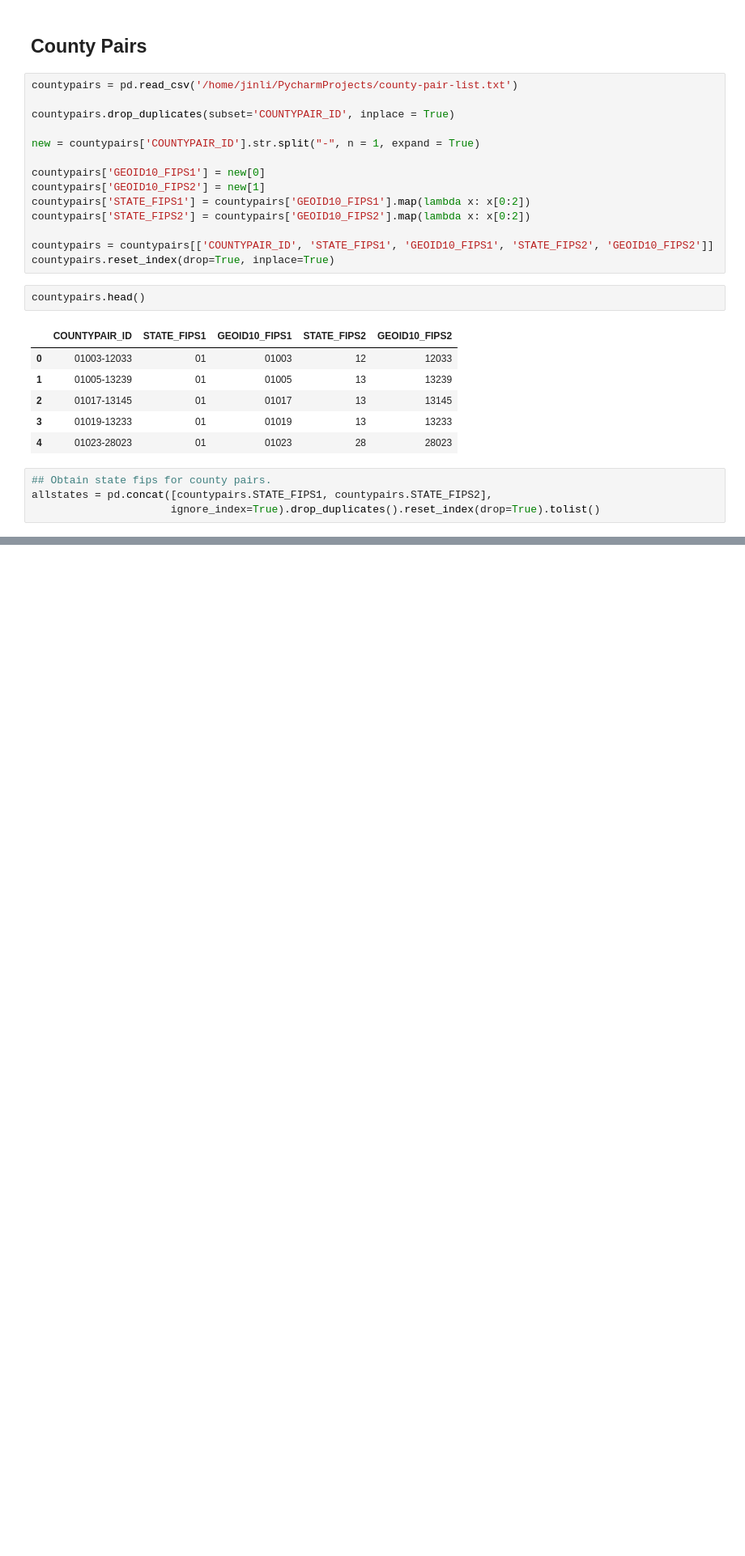
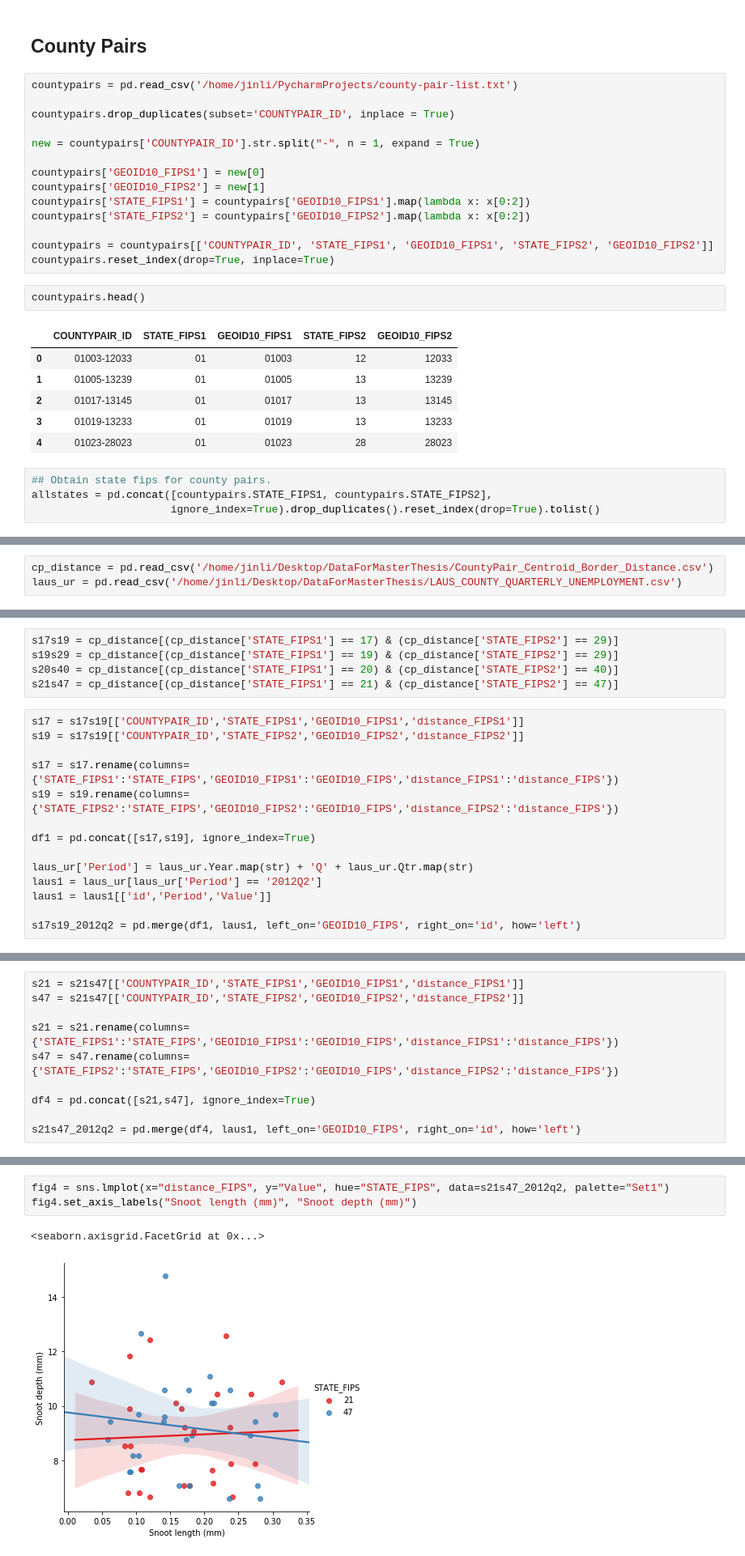
Before and after one commit to HappyAiwei/master-thesis, a Jupyter notebook: FiguresPlots.ipynb, the cells around one changed output, grey strips where cells are left out. Shown at 81% size. Drawn from its saved outputs; the diff is of its cells as text; blank space fills up the shorter version.

```diff
--- a/FiguresPlots.ipynb
+++ b/FiguresPlots.ipynb
@@ -381,0 +351,3 @@ df1
+# %%
+cp_distance = pd.read_csv('/home/jinli/Desktop/DataForMasterThesis/CountyPair_Centroid_Border_Distance.csv')
+laus_ur = pd.read_csv('/home/jinli/Desktop/DataForMasterThesis/LAUS_COUNTY_QUARTERLY_UNEMPLOYMENT.csv')
@@ -381,0 +380,19 @@ df1
+# %%
+s17s19 = cp_distance[(cp_distance['STATE_FIPS1'] == 17) & (cp_distance['STATE_FIPS2'] == 29)]
+s19s29 = cp_distance[(cp_distance['STATE_FIPS1'] == 19) & (cp_distance['STATE_FIPS2'] == 29)]
+s20s40 = cp_distance[(cp_distance['STATE_FIPS1'] == 20) & (cp_distance['STATE_FIPS2'] == 40)]
+s21s47 = cp_distance[(cp_distance['STATE_FIPS1'] == 21) & (cp_distance['STATE_FIPS2'] == 47)]
+# %%
+s17 = s17s19[['COUNTYPAIR_ID','STATE_FIPS1','GEOID10_FIPS1','distance_FIPS1']]
+s19 = s17s19[['COUNTYPAIR_ID','STATE_FIPS2','GEOID10_FIPS2','distance_FIPS2']]
+
+s17 = s17.rename(columns={'STATE_FIPS1':'STATE_FIPS','GEOID10_FIPS1':'GEOID10_FIPS','distance_FIPS1':'distance_FIPS'})
+s19 = s19.rename(columns={'STATE_FIPS2':'STATE_FIPS','GEOID10_FIPS2':'GEOID10_FIPS','distance_FIPS2':'distance_FIPS'})
+
+df1 = pd.concat([s17,s19], ignore_index=True)
+
+laus_ur['Period'] = laus_ur.Year.map(str) + 'Q' + laus_ur.Qtr.map(str)
+laus1 = laus_ur[laus_ur['Period'] == '2012Q2']
+laus1 = laus1[['id','Period','Value']]
+
+s17s19_2012q2 = pd.merge(df1, laus1, left_on='GEOID10_FIPS', right_on='id', how='left')
@@ -381,0 +422,10 @@ df1
+# %%
+s21 = s21s47[['COUNTYPAIR_ID','STATE_FIPS1','GEOID10_FIPS1','distance_FIPS1']]
+s47 = s21s47[['COUNTYPAIR_ID','STATE_FIPS2','GEOID10_FIPS2','distance_FIPS2']]
+
+s21 = s21.rename(columns={'STATE_FIPS1':'STATE_FIPS','GEOID10_FIPS1':'GEOID10_FIPS','distance_FIPS1':'distance_FIPS'})
+s47 = s47.rename(columns={'STATE_FIPS2':'STATE_FIPS','GEOID10_FIPS2':'GEOID10_FIPS','distance_FIPS2':'distance_FIPS'})
+
+df4 = pd.concat([s21,s47], ignore_index=True)
+
+s21s47_2012q2 = pd.merge(df4, laus1, left_on='GEOID10_FIPS', right_on='id', how='left')
@@ -381,0 +434,6 @@ df1
+# %%
+fig4 = sns.lmplot(x="distance_FIPS", y="Value", hue="STATE_FIPS", data=s21s47_2012q2, palette="Set1")
+fig4.set_axis_labels("Snoot length (mm)", "Snoot depth (mm)")
+# %% [output]
+<seaborn.axisgrid.FacetGrid at 0x...>
+[figure, added]
```
Also changed, not shown: parts of 11 cells of this notebook, 1 other file.
